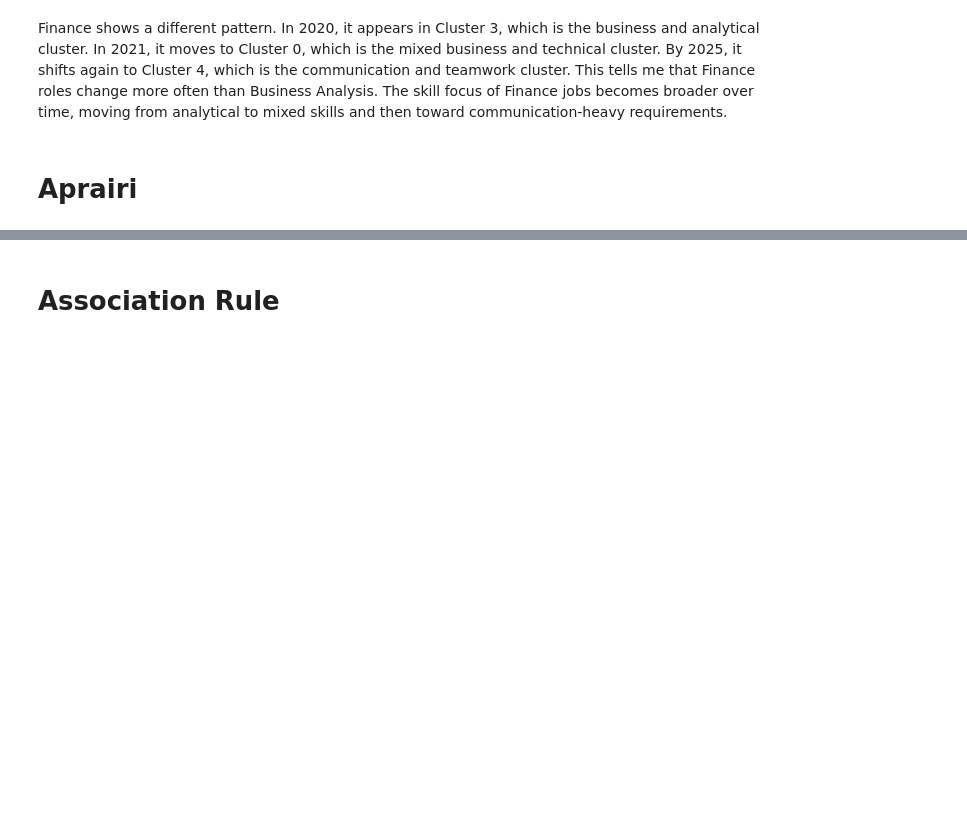
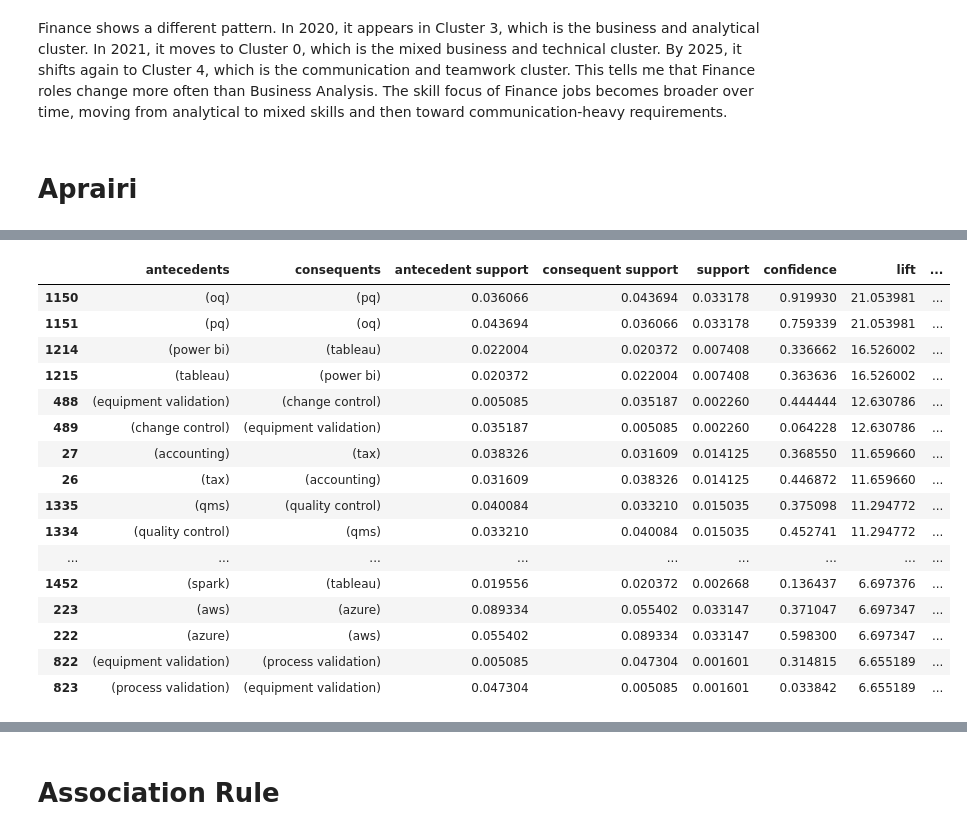
Before and after one commit to crystalclcm/Dissertation-Crystal-Matticks, a Jupyter notebook: 02_job_ads_cleaning.ipynb, the cells around one changed output, grey strips where cells are left out. Saved outputs shown, nothing was run; the diff lists cells and outputs as text; code cells hidden in the pictures; blank space fills up the shorter version.

```diff
--- a/02_job_ads_cleaning.ipynb
+++ b/02_job_ads_cleaning.ipynb
@@ -1619,0 +1704,23 @@ Finance shows a different pattern. In 2020, it appears in Cluster 3, which is th
+# %%
+from sklearn.preprocessing import MultiLabelBinarizer
+
+mlb = MultiLabelBinarizer(sparse_output=True)
+
+skills_sparse = mlb.fit_transform(ads['extracted_skills'])
+
+skills_df = pd.DataFrame.sparse.from_spmatrix(
+    skills_sparse,
+    index=ads.index,
+    columns=mlb.classes_
+)
+# %%
+from mlxtend.frequent_patterns import apriori, association_rules
+
+freq_all = apriori(
+    skills_df,
+    min_support=0.001,   # 0.1% of 31,858 ≈ 31 ads
+    use_colnames=True,
+    max_len=2
+)
+
+freq_all.head()
@@ -1619,0 +1734,27 @@ Finance shows a different pattern. In 2020, it appears in Cluster 3, which is th
+# %%
+
+rules_all = association_rules(
+    freq_all,
+    metric="lift",
+    min_threshold=1
+)
+# %%
+rules_all.sort_values('lift', ascending=False).head(50)
+# %% [output]
+|  | antecedents | consequents | antecedent support | consequent support | support | confidence | lift | ... |
+| 1150 | (oq) | (pq) | 0.036066 | 0.043694 | 0.033178 | 0.919930 | 21.053981 | ... |
+| 1151 | (pq) | (oq) | 0.043694 | 0.036066 | 0.033178 | 0.759339 | 21.053981 | ... |
+| 1214 | (power bi) | (tableau) | 0.022004 | 0.020372 | 0.007408 | 0.336662 | 16.526002 | ... |
+| 1215 | (tableau) | (power bi) | 0.020372 | 0.022004 | 0.007408 | 0.363636 | 16.526002 | ... |
+| 488 | (equipment validation) | (change control) | 0.005085 | 0.035187 | 0.002260 | 0.444444 | 12.630786 | ... |
+| 489 | (change control) | (equipment validation) | 0.035187 | 0.005085 | 0.002260 | 0.064228 | 12.630786 | ... |
+| 27 | (accounting) | (tax) | 0.038326 | 0.031609 | 0.014125 | 0.368550 | 11.659660 | ... |
+| 26 | (tax) | (accounting) | 0.031609 | 0.038326 | 0.014125 | 0.446872 | 11.659660 | ... |
+| 1335 | (qms) | (quality control) | 0.040084 | 0.033210 | 0.015035 | 0.375098 | 11.294772 | ... |
+| 1334 | (quality control) | (qms) | 0.033210 | 0.040084 | 0.015035 | 0.452741 | 11.294772 | ... |
+| ... | ... | ... | ... | ... | ... | ... | ... | ... |
+| 1452 | (spark) | (tableau) | 0.019556 | 0.020372 | 0.002668 | 0.136437 | 6.697376 | ... |
+| 223 | (aws) | (azure) | 0.089334 | 0.055402 | 0.033147 | 0.371047 | 6.697347 | ... |
+| 222 | (azure) | (aws) | 0.055402 | 0.089334 | 0.033147 | 0.598300 | 6.697347 | ... |
+| 822 | (equipment validation) | (process validation) | 0.005085 | 0.047304 | 0.001601 | 0.314815 | 6.655189 | ... |
+| 823 | (process validation) | (equipment validation) | 0.047304 | 0.005085 | 0.001601 | 0.033842 | 6.655189 | ... |
```
Also changed, not shown: parts of 13 cells of this notebook.
